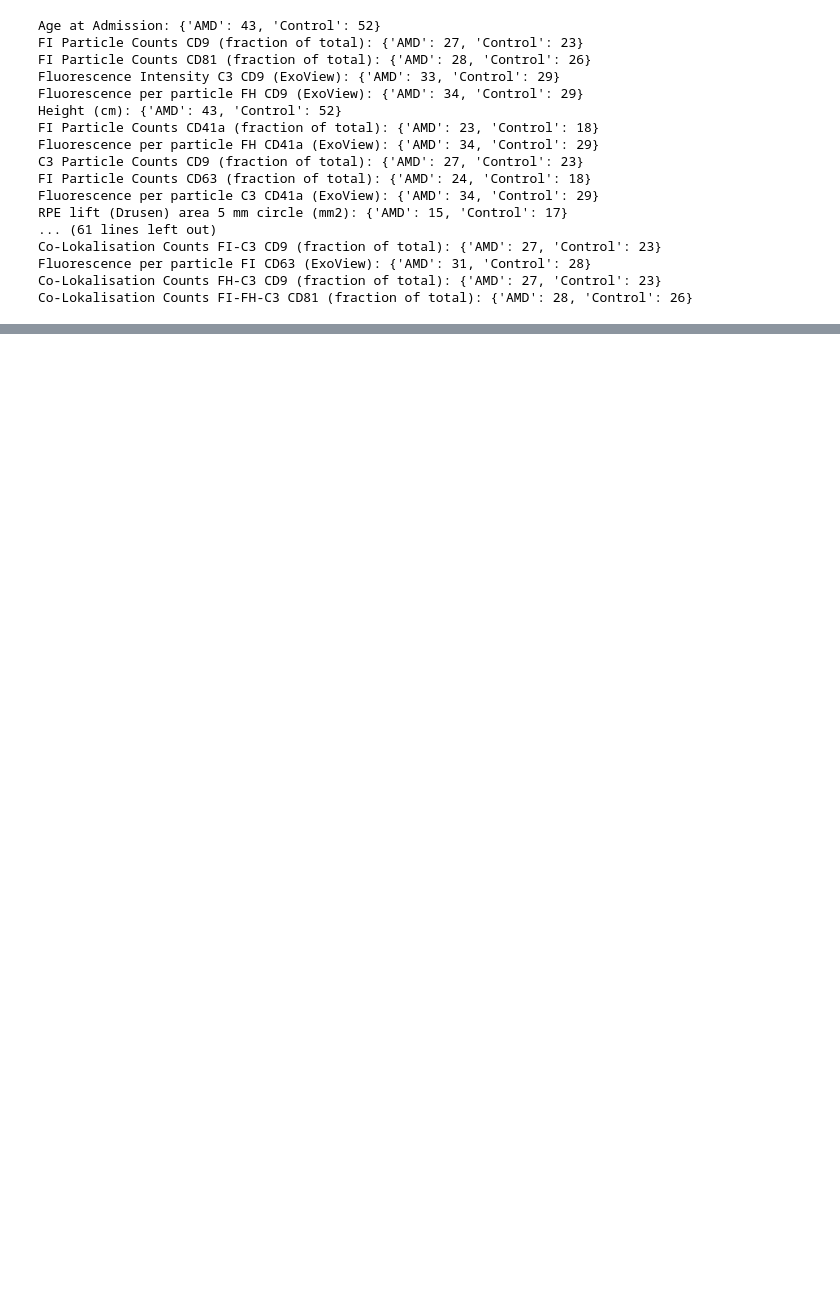
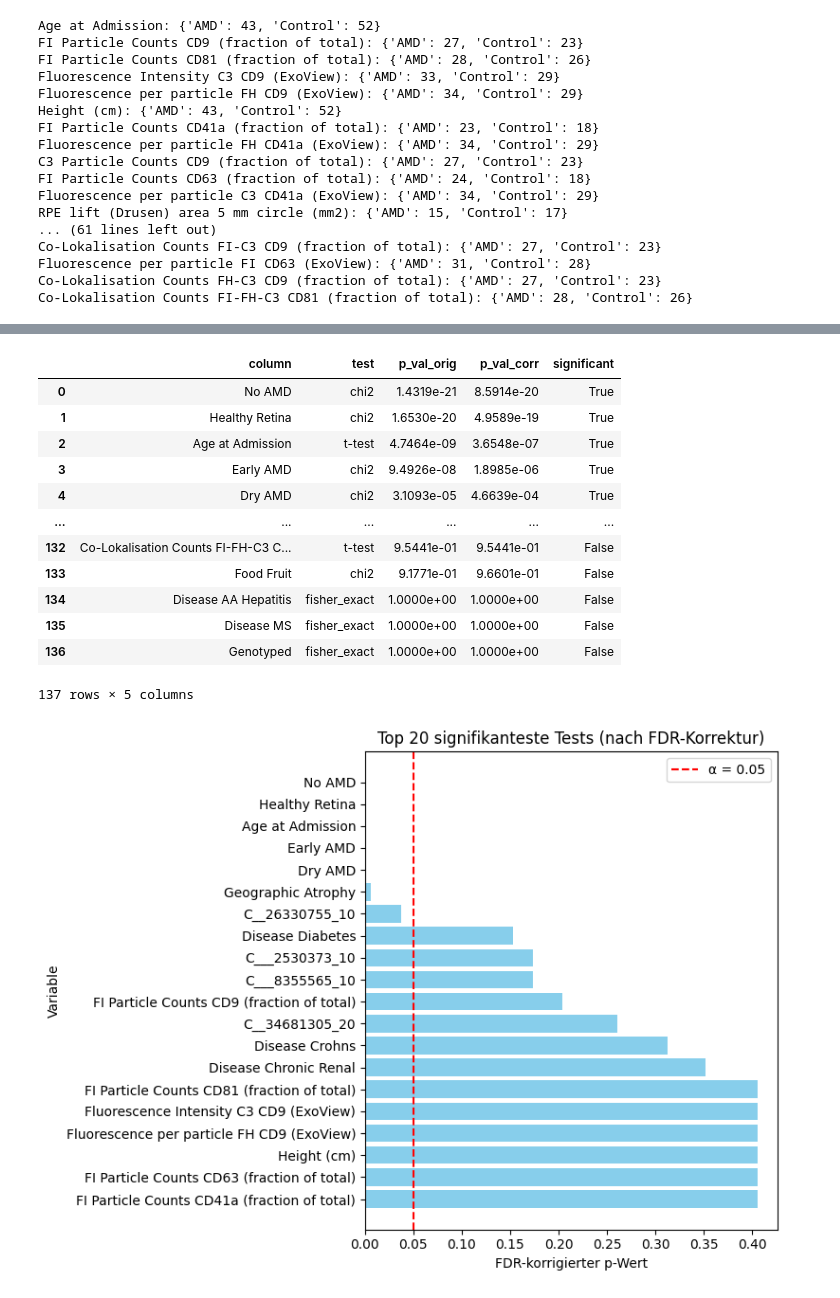
Before and after one commit to hannesur98/cambio-analysis, a Jupyter notebook: notebooks/cambio_vis.ipynb, the cells around one changed output, grey strips where cells are left out. Cells and saved outputs as stored; diff of their text form; code cells hidden in the pictures; blank space fills up the shorter version.

```diff
--- a/notebooks/cambio_vis.ipynb
+++ b/notebooks/cambio_vis.ipynb
@@ -184,0 +203,60 @@ C__2530382_10 categorical
+# %%
+# Annahme: t_test_d_list und chi2_results sind schon vorhanden
+t_df = pd.DataFrame(t_test_d_list)
+t_df["test"] = "t-test"
+t_df["p_val_orig"] = t_df["p_val"]
+
+chi_df = pd.DataFrame(chi2_results)
+chi_df["test"] = chi_df["test"].fillna("chi2/fisher")
+chi_df["p_val_orig"] = chi_df["p_val"]
+
+# Korrektur für multiples Testen innerhalb jeder Testart
+corrected_frames = []
+for test_type, sub_df in [("t-test", t_df), ("chi2/fisher", chi_df)]:
+    if not sub_df.empty:
+        rej, p_corr, _, _ = multipletests(sub_df["p_val_orig"], method="fdr_bh")
+        sub_df = sub_df.copy()
+        sub_df["p_val_corr"] = p_corr
+        sub_df["significant"] = rej
+        corrected_frames.append(sub_df)
+
+# Kombinieren
+all_results = pd.concat(corrected_frames, ignore_index=True)
+
+# Sortieren nach korrigierten p-Werten
+all_results = all_results.sort_values("p_val_corr").reset_index(drop=True)
+
+# Übersichtliche Anzeige
+display_cols = ["column", "test", "p_val_orig", "p_val_corr", "significant"]
+pd.set_option("display.precision", 4)
+display_df = all_results[display_cols]
+display(display_df)
+
+# Plot: Top 20 nach korrigiertem p-Wert
+top_n = 20
+plt.figure(figsize=(8, 6))
+plot_df = all_results.nsmallest(top_n, "p_val_corr")
+plt.barh(plot_df["column"], plot_df["p_val_corr"], color="skyblue")
+plt.axvline(0.05, color="red", linestyle="--", label="α = 0.05")
+plt.xlabel("FDR-korrigierter p-Wert")
+plt.ylabel("Variable")
+plt.title(f"Top {top_n} signifikanteste Tests (nach FDR-Korrektur)")
+plt.gca().invert_yaxis()
+plt.legend()
+plt.tight_layout()
+plt.show()
+# %% [output]
+|  | column | test | p_val_orig | p_val_corr | significant |
+| 0 | No AMD | chi2 | 1.4319e-21 | 8.5914e-20 | True |
+| 1 | Healthy Retina | chi2 | 1.6530e-20 | 4.9589e-19 | True |
+| 2 | Age at Admission | t-test | 4.7464e-09 | 3.6548e-07 | True |
+| 3 | Early AMD | chi2 | 9.4926e-08 | 1.8985e-06 | True |
+| 4 | Dry AMD | chi2 | 3.1093e-05 | 4.6639e-04 | True |
+| ... | ... | ... | ... | ... | ... |
+| 132 | Co-Lokalisation Counts FI-FH-C3 C... | t-test | 9.5441e-01 | 9.5441e-01 | False |
+| 133 | Food Fruit | chi2 | 9.1771e-01 | 9.6601e-01 | False |
+| 134 | Disease AA Hepatitis | fisher_exact | 1.0000e+00 | 1.0000e+00 | False |
+| 135 | Disease MS | fisher_exact | 1.0000e+00 | 1.0000e+00 | False |
+| 136 | Genotyped | fisher_exact | 1.0000e+00 | 1.0000e+00 | False |
+137 rows × 5 columns
+[figure, added]
```
Also changed, not shown: parts of 9 cells of this notebook, 2 other files.
